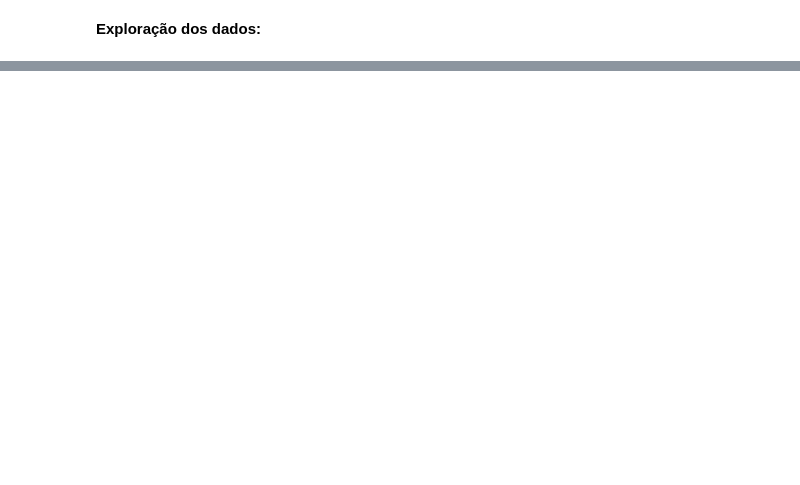
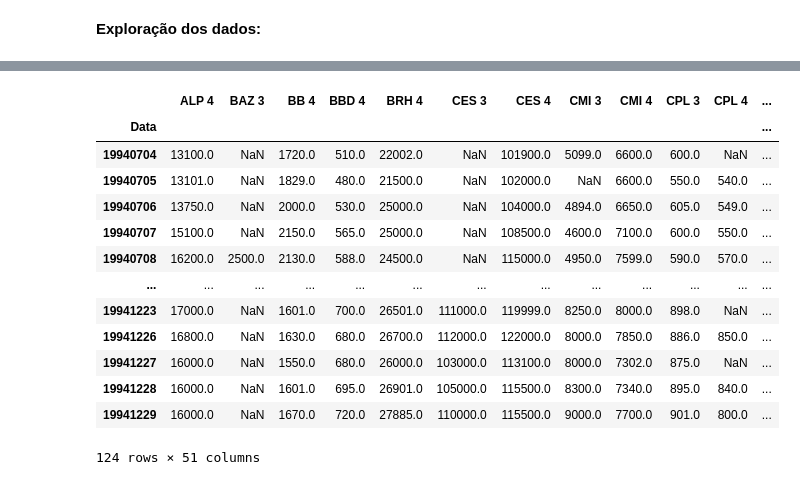
Before and after one commit to deboraaires/analise_Ibovespa, a Jupyter notebook: Análise_do_IBOVESPA.ipynb, the cells around one changed output, grey strips where cells are left out. Drawn from its saved outputs; the diff is of its cells as text; code cells hidden in the pictures; blank space fills up the shorter version.

```diff
--- a/Análise_do_IBOVESPA.ipynb
+++ b/Análise_do_IBOVESPA.ipynb
@@ -890,0 +896,23 @@ B3_1994_Empresas
+# %%
+## Seleciona todas as datas que aparecetam nas empresas pesquisadas em Datas
+# o unique() retorna os valores únicos
+# o tolist() transforma o unique (uma série do tipo imutável) em uma lista do python para poder manipula-lo
+Datas = B3_1994_Empresas['Data'].unique().tolist()
+
+## Cria um índice hierarquico ordenado contendo o produto cartesiano de todas as datas com todas as empresas em data_empresa_cruzada
+# you can think of MultiIndex as an array of tuples where each tuple is unique.
+# When you want every pairing of the elements in two iterables, it can be easier to use the MultiIndex.from_product() method
+data_empresa_cruzada = pd.MultiIndex.from_product([Empresas, Datas], names = ['Codigo', 'Data'])
+data_empresa_cruzada = data_empresa_cruzada.sort_values()
+
+## Transforma o data_empresa_cruzada em um DataFrame
+# Reset the index of the DataFrame, and use the default one instead. If the DataFrame has a MultiIndex, this method can remove one or more levels.
+data_empresa_cruzada = pd.DataFrame(index = data_empresa_cruzada).reset_index()
+
+# seta data e codigo como índice, onde inplace indica se o dataframe será salvo por cima do original ou não
+data_empresa_cruzada.set_index(['Codigo', 'Data'], inplace=True)
+B3_1994_Empresas_DaCo = B3_1994_Empresas.set_index(['Codigo', 'Data'], inplace=False)
+# %%
+# Realiza um left join entre os DataFrames data_empresa_cruzada e B3_1994_Empresas
+B3_1994_Empresas_Preco = pd.merge(data_empresa_cruzada, B3_1994_Empresas_DaCo, how='left', on=['Codigo', 'Data'])
+B3_1994_Empresas_Preco
@@ -890,0 +951,20 @@ B3_1994_Empresas
+# %%
+frames = [B3_1994_Empresas_Preco.loc[c] for c in Empresas]
+Precos_1994 = pd.concat(frames, axis=1, sort=False)
+Precos_1994.columns = Empresas
+Precos_1994
+# %% [output]
+|  | ALP 4 | BAZ 3 | BB 4 | BBD 4 | BRH 4 | CES 3 | CES 4 | CMI 3 | CMI 4 | CPL 3 | CPL 4 | ... |
+| Data |  |  |  |  |  |  |  |  |  |  |  | ... |
+| 19940704 | 13100.0 | NaN | 1720.0 | 510.0 | 22002.0 | NaN | 101900.0 | 5099.0 | 6600.0 | 600.0 | NaN | ... |
+| 19940705 | 13101.0 | NaN | 1829.0 | 480.0 | 21500.0 | NaN | 102000.0 | NaN | 6600.0 | 550.0 | 540.0 | ... |
+| 19940706 | 13750.0 | NaN | 2000.0 | 530.0 | 25000.0 | NaN | 104000.0 | 4894.0 | 6650.0 | 605.0 | 549.0 | ... |
+| 19940707 | 15100.0 | NaN | 2150.0 | 565.0 | 25000.0 | NaN | 108500.0 | 4600.0 | 7100.0 | 600.0 | 550.0 | ... |
+| 19940708 | 16200.0 | 2500.0 | 2130.0 | 588.0 | 24500.0 | NaN | 115000.0 | 4950.0 | 7599.0 | 590.0 | 570.0 | ... |
+| ... | ... | ... | ... | ... | ... | ... | ... | ... | ... | ... | ... | ... |
+| 19941223 | 17000.0 | NaN | 1601.0 | 700.0 | 26501.0 | 111000.0 | 119999.0 | 8250.0 | 8000.0 | 898.0 | NaN | ... |
+| 19941226 | 16800.0 | NaN | 1630.0 | 680.0 | 26700.0 | 112000.0 | 122000.0 | 8000.0 | 7850.0 | 886.0 | 850.0 | ... |
+| 19941227 | 16000.0 | NaN | 1550.0 | 680.0 | 26000.0 | 103000.0 | 113100.0 | 8000.0 | 7302.0 | 875.0 | NaN | ... |
+| 19941228 | 16000.0 | NaN | 1601.0 | 695.0 | 26901.0 | 105000.0 | 115500.0 | 8300.0 | 7340.0 | 895.0 | 840.0 | ... |
+| 19941229 | 16000.0 | NaN | 1670.0 | 720.0 | 27885.0 | 110000.0 | 115500.0 | 9000.0 | 7700.0 | 901.0 | 800.0 | ... |
+124 rows × 51 columns
```
Also changed, not shown: parts of 5 cells of this notebook.
